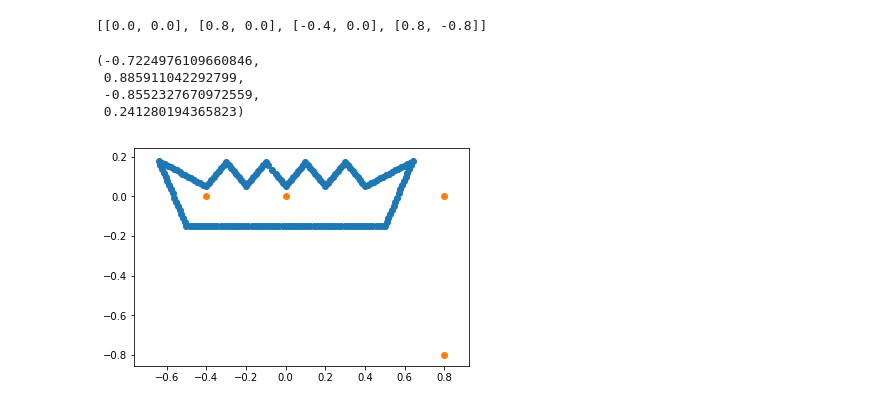
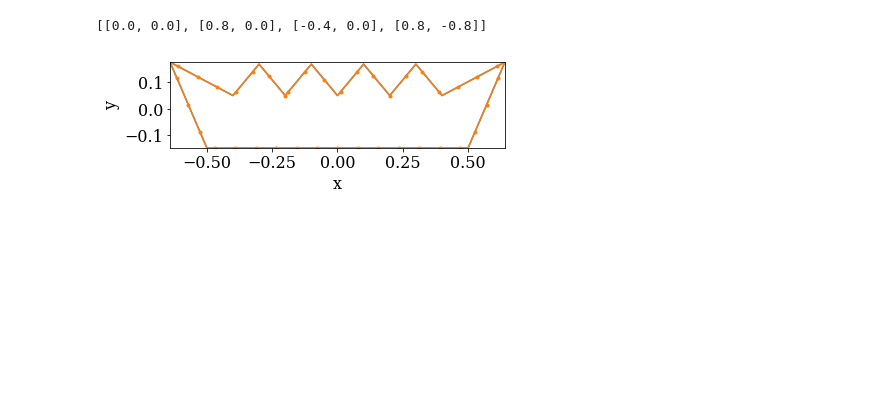
Before and after one commit to akashdhruv/FlowX, a Jupyter notebook: examples/quantum/grovers_mapping/simulation.ipynb, the cells around one changed output. Drawn from its saved outputs; the diff is of its cells as text; code cells hidden in the pictures; blank space fills up the shorter version.

```diff
--- a/examples/quantum/grovers_mapping/simulation.ipynb
+++ b/examples/quantum/grovers_mapping/simulation.ipynb
@@ -35,13 +34,8 @@ plot_histogram(answer)
 particle_info[1]['x']
 # %% [output]
 [[0.0, 0.0], [0.8, 0.0], [-0.4, 0.0], [0.8, -0.8]]
-# %%
-plt.scatter(particles[0].x[1:,0], particles[0].x[1:,1])
-plt.scatter(particles[1].x[:,0], particles[1].x[:,1])
-plt.axis('equal')
-# %% [output]
-(-0.7224976109660846,
- 0.885911042292799,
- -0.8552327670972559,
- 0.241280194365823)
-[figure, removed]
+# %%
+flowx.io.plot_line(particles[0])
+#flowx.io.plot_scatter(particles)
+# %% [output]
+[figure, added]
```
Also changed, not shown: parts of 4 cells of this notebook, 6 other files.
